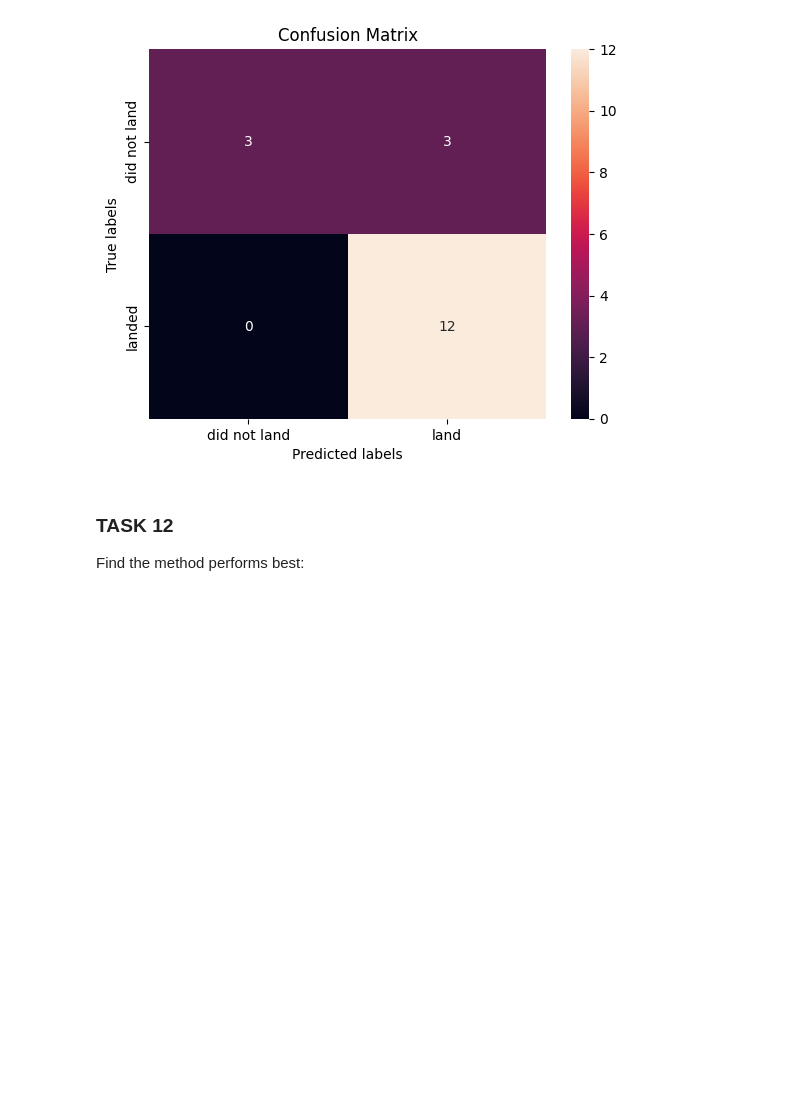
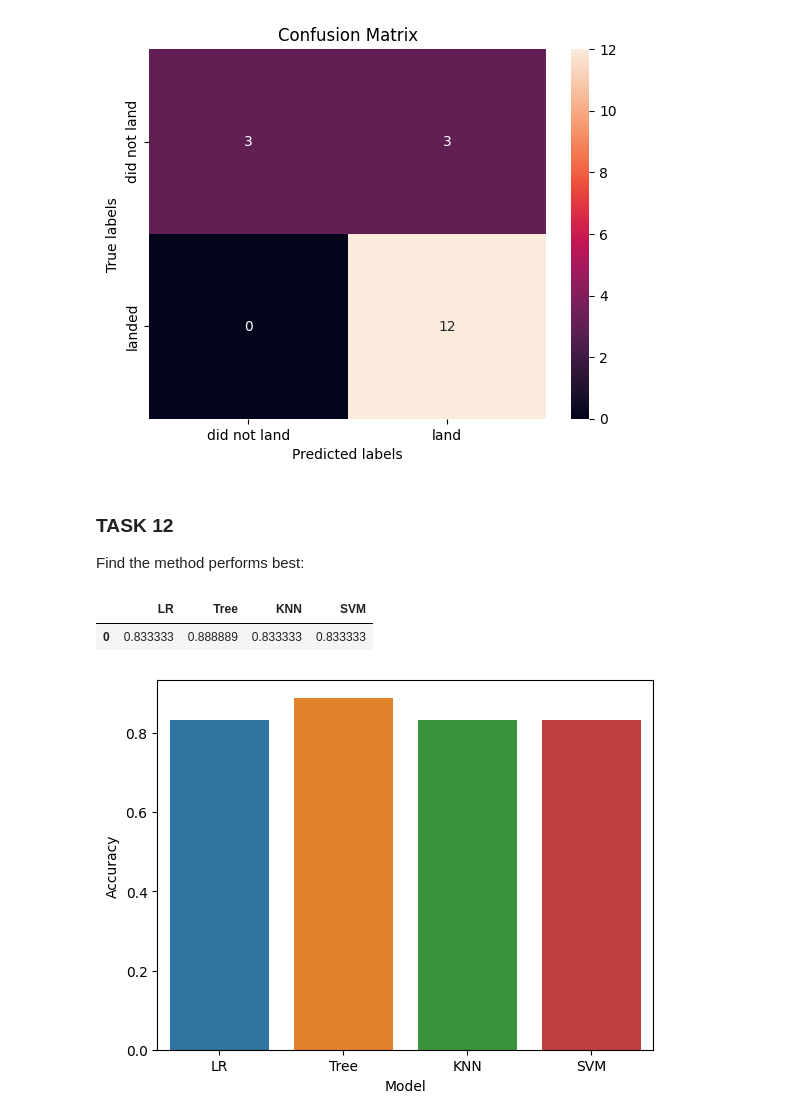
Before and after one commit to jbigishiro/Predict-if-Falcon-9-first-stage-will-land-successfully, a Jupyter notebook: mod4lab1.ipynb, the cells around one changed output. Cells and saved outputs as stored; diff of their text form; code cells hidden in the pictures; blank space fills up the shorter version.

```diff
--- a/mod4lab1.ipynb
+++ b/mod4lab1.ipynb
@@ -223,0 +226,14 @@ Find the method performs best:
+# %%
+accuracy = pd.DataFrame([{'LR': test_accuracy_lr , 'Tree': test_accuracy_tree, 'KNN': test_accuracy_knn, 'SVM': test_accuracy_svm}])
+# %%
+accuracy
+# %% [output]
+|  | LR | Tree | KNN | SVM |
+| 0 | 0.833333 | 0.888889 | 0.833333 | 0.833333 |
+# %%
+sns.barplot(data=accuracy)
+plt.xlabel('Model')
+plt.ylabel('Accuracy')
+plt.show()
+# %% [output]
+[figure, added]
```
Also changed, not shown: parts of 4 cells of this notebook, 5 other files.
